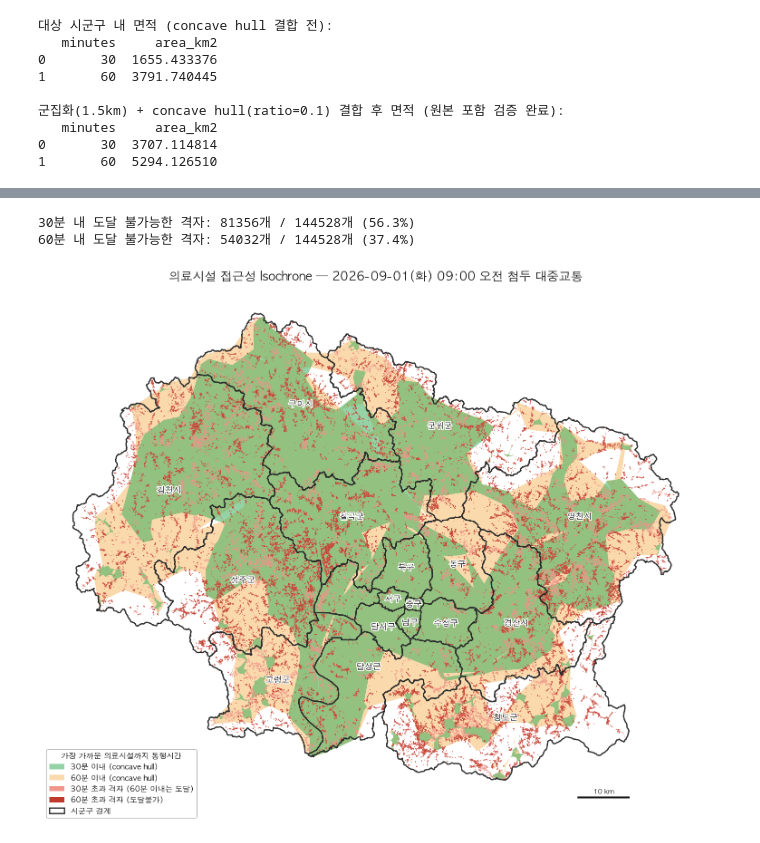
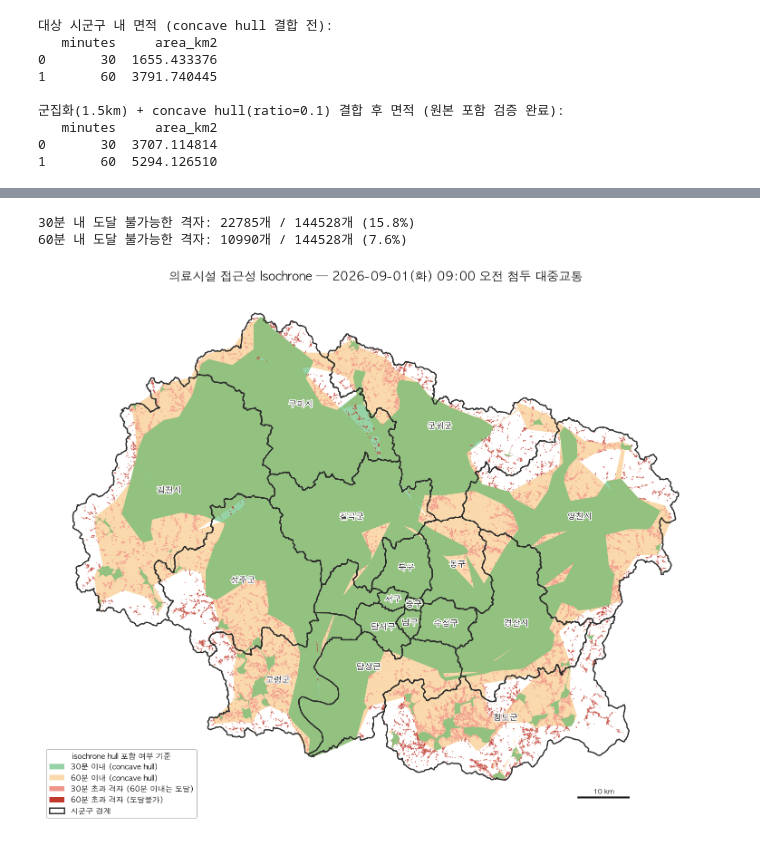
Before and after one commit to chaelynlee1201/DaeguGyeongbuk_Hospital_Accessibility, a Jupyter notebook: isochrones_20260901_0900.ipynb, the cells around one changed output, grey strips where cells are left out. Drawn from its saved outputs; the diff is of its cells as text; code cells hidden in the pictures.

```diff
--- a/isochrones_20260901_0900.ipynb
+++ b/isochrones_20260901_0900.ipynb
@@ -153,31 +161,40 @@ print(iso_hull[["minutes", "area_km2"]])
 # %%
-grid_tt = gpd.read_file(
-    "data/accessibility_ttm_20260901_0900/grid_nearest_facility_20260901_0900.shp",
+grid = gpd.read_file(
+    "data/grid_100m_daegugyeongbuk_with_buildings/grid_100m_daegugyeongbuk_with_buildings.shp",
     encoding="cp949",
-).to_crs(iso.crs)
+)  # 원본 EPSG:5179(미터) — centroid는 투영좌표계에서 계산한 뒤 iso.crs로 변환
+grid_centroid = gpd.GeoSeries(grid.geometry.centroid, crs=grid.crs).to_crs(iso.crs)
+grid = grid.to_crs(iso.crs)
 
-unreachable_30 = grid_tt[grid_tt["TT_MIN"].isna() | (grid_tt["TT_MIN"] > 30)]
-unreachable_60 = grid_tt[grid_tt["TT_MIN"].isna()]  # max_time=60분 계산이라 결측=60분 초과
+iso30_hull_geom = iso_hull.loc[iso_hull["minutes"] == 30, "geometry"].iloc[0]
+iso60_hull_geom = iso_hull.loc[iso_hull["minutes"] == 60, "geometry"].iloc[0]
 
-print(f"30분 내 도달 불가능한 격자: {len(unreachable_30)}개 / {len(grid_tt)}개 "
-      f"({len(unreachable_30)/len(grid_tt)*100:.1f}%)")
-print(f"60분 내 도달 불가능한 격자: {len(unreachable_60)}개 / {len(grid_tt)}개 "
-      f"({len(unreachable_60)/len(grid_tt)*100:.1f}%)")
+reachable_30 = grid_centroid.within(iso30_hull_geom)
+reachable_60 = grid_centroid.within(iso60_hull_geom)
+
+unreachable_30 = grid[reachable_60 & ~reachable_30]  # 30분 초과, 60분 이내는 도달
+unreachable_60 = grid[~reachable_60]  # 60분 초과 — 도달 불가
+
+print(f"30분 내 도달 불가능한 격자: {len(unreachable_30)}개 / {len(grid)}개 "
+      f"({len(unreachable_30)/len(grid)*100:.1f}%)")
+print(f"60분 내 도달 불가능한 격자: {len(unreachable_60)}개 / {len(grid)}개 "
+      f"({len(unreachable_60)/len(grid)*100:.1f}%)")
 # %% [output]
-30분 내 도달 불가능한 격자: 81356개 / 144528개 (56.3%)
-60분 내 도달 불가능한 격자: 54032개 / 144528개 (37.4%)
+30분 내 도달 불가능한 격자: 22785개 / 144528개 (15.8%)
+60분 내 도달 불가능한 격자: 10990개 / 144528개 (7.6%)
 # %%
 fig, ax = plt.subplots(figsize=(15, 15), facecolor="white")
 ax.set_facecolor("#fbfbf9")
 
-iso60 = iso_hull[iso_hull["minutes"] == 60]
-iso30 = iso_hull[iso_hull["minutes"] == 30]
+iso60 = iso_hull[iso_hull["minutes"] == 60].copy()
+iso30 = iso_hull[iso_hull["minutes"] == 30].copy()
 
 # 1) isochrone hull — 옅은 배경 톤 (60분 아래, 30분 그 위)
 iso60.plot(ax=ax, color="#f4a63a", alpha=0.42, zorder=1)
 iso30.plot(ax=ax, color="#3fae5c", alpha=0.55, zorder=2)
 
 # 2) 도달 불가능 격자 — 빨간 계열로, hull 위에 올려 색이 탁해지지 않고 또렷하게 보이도록
+# (unreachable_30/60은 iso_hull과 동일한 포함관계로 정의했으므로 hull과 절대 겹치지 않는다)
 unreachable_30.plot(ax=ax, color="#f1948a", zorder=3)  # 30분 초과(60분 이내는 도달) — 옅은 빨강
 unreachable_60.plot(ax=ax, color="#c0392b", zorder=4)  # 60분 초과(도달불가) — 짙은 빨강
 
@@ -196,32 +213,32 @@ for _, row in target_sigungu.iterrows():
 # 두 점을 다시 4326으로 변환해 실제 도(degree) 간격을 구한다.
 bounds_5179 = target_sigungu.to_crs("EPSG:5179").total_bounds
 bar_x0_5179 = bounds_5179[2] - (bounds_5179[2] - bounds_5179[0]) * 0.16
 bar_y0_5179 = bounds_5179[1] - (bounds_5179[3] - bounds_5179[1]) * 0.035
 bar_start_5179 = shapely.Point(bar_x0_5179, bar_y0_5179)
 bar_end_5179 = shapely.Point(bar_x0_5179 + 10_000, bar_y0_5179)  # 10km
 bar_pts_4326 = gpd.GeoSeries([bar_start_5179, bar_end_5179], crs="EPSG:5179").to_crs(iso.crs)
 bx0, by0 = bar_pts_4326.iloc[0].x, bar_pts_4326.iloc[0].y
 bx1 = bar_pts_4326.iloc[1].x
 
 ax.plot([bx0, bx1], [by0, by0], color="#1a1a1a", linewidth=3, zorder=7, solid_capstyle="butt")
 ax.annotate("10 km", xy=((bx0 + bx1) / 2, by0), xytext=(0, 6),
             textcoords="offset points", ha="center", fontsize=11, color="#1a1a1a", zorder=7)
 
 legend_elements = [
     Patch(facecolor="#3fae5c", alpha=0.55, label="30분 이내 (concave hull)"),
     Patch(facecolor="#f4a63a", alpha=0.42, label="60분 이내 (concave hull)"),
     Patch(facecolor="#f1948a", label="30분 초과 격자 (60분 이내는 도달)"),
     Patch(facecolor="#c0392b", label="60분 초과 격자 (도달불가)"),
     Patch(facecolor="none", edgecolor="#2c2c2c", linewidth=2.0, label="시군구 경계"),
 ]
 legend = ax.legend(handles=legend_elements, loc="lower left", fontsize=12, framealpha=0.96,
-                    edgecolor="#999999", title="가장 가까운 의료시설까지 통행시간", title_fontsize=12)
+                    edgecolor="#999999", title="isochrone hull 포함 여부 기준", title_fontsize=12)
 legend.get_frame().set_linewidth(0.8)
 
 ax.set_title("의료시설 접근성 Isochrone — 2026-09-01(화) 09:00 오전 첨두 대중교통", fontsize=19, fontweight="bold", color="#1a1a1a", pad=14)
 ax.set_axis_off()
 plt.tight_layout()
 plt.savefig("data/isochrones_20260901_0900/isochrone_map_20260901_0900.png", dpi=220, facecolor="white")
 plt.show()
 # %% [output]
-[figure, old version]
+[figure, new version]
```
Also changed, not shown: parts of 1 cell of this notebook, 19 other files.
